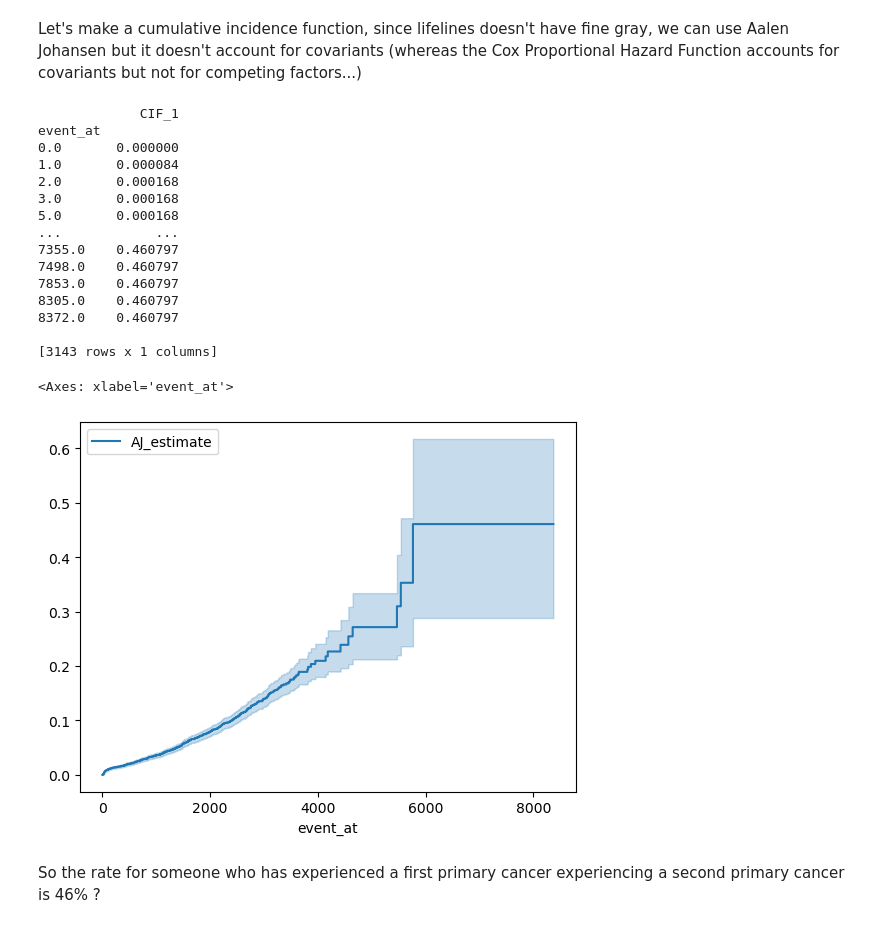
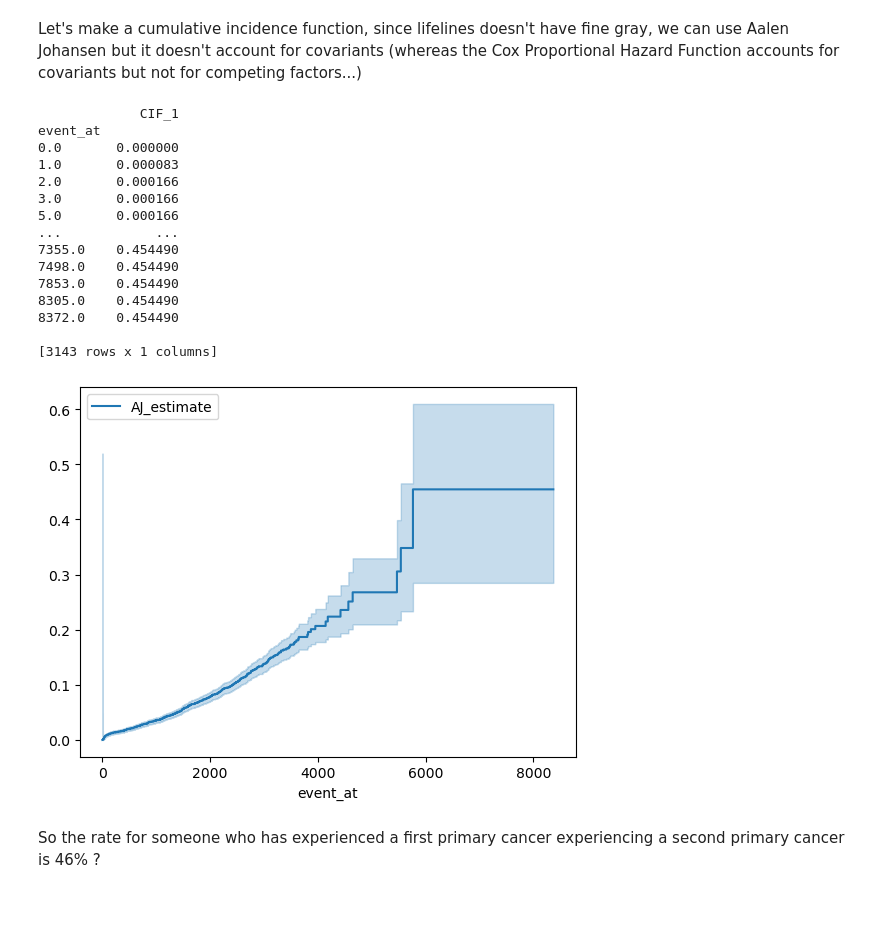
Before and after one commit to Roseille/SurvivalAnalyses, a Jupyter notebook: sample.ipynb, the cells around one changed output. Drawn from its saved outputs; the diff is of its cells as text; code cells hidden in the pictures.

```diff
--- a/sample.ipynb
+++ b/sample.ipynb
@@ -39,4 +24,4 @@ Name: DT_SECONDCANCER_DEATH, Length: 12306, dtype: bool
 #If time is negative, set it to 0.
 #sorted_df.loc[sorted_df['DT_SECONDCANCER_DEATH']<0, 'DT_SECONDCANCER_DEATH'] = 0
 #DT_SECONDCANCER_DEATH is Last Date - Start Date, is start date when the patient was diagnosed cancer free from the primary lung cancer and then we're tracking how long it takes for the patient to die or develop second primary lung cancer or is lost to follow up, or is start date the day the patient was diagnosed with the first cancer? The former makes more sense, so I'm assuming the data is left censored and instead of just setting those dates to 0, I'll remove  them.
-sorted_df = sorted_df.loc[(sorted_df['DT_SECONDCANCER_DEATH']>0).values]
+sorted_df = sorted_df.loc[(sorted_df['DT_SECONDCANCER_DEATH']>=0).values]
@@ -85,6 +45,6 @@ Name: Event_of_interest, Length: 11908, dtype: int64
 # %%
 #Filter the df so that I don't get a value error because of the text columns...
-cph_df = sorted_df[['DT_SECONDCANCER_DEATH', 'Event_of_interest', 'TP53', 'CURRENT_AGE_DEID', 'KRAS']]
+cph_df = sorted_df[['DT_SECONDCANCER_DEATH', 'Event_of_interest', 'TP53', 'CURRENT_AGE_DEID', 'KRAS', 'EGFR', 'ALK', 'BRAF', 'ROS1', 'MET']]
 cph = CoxPHFitter()
 cph.fit(cph_df, duration_col = 'DT_SECONDCANCER_DEATH', event_col = 'Event_of_interest')
 cph.plot_partial_effects_on_outcome(covariates='TP53', values=[True, False], cmap='coolwarm')
@@ -105,26 +95,26 @@ Let's make a cumulative incidence function, since lifelines doesn't have fine gr
 # %%
 ajf = AalenJohansenFitter(calculate_variance = True)
 ajf.fit(cph_df['DT_SECONDCANCER_DEATH'], cph_df['Event_of_interest'], event_of_interest=1)
 print(ajf.cumulative_density_)
-ajf.plot()
+#ajf.plot()
+ajf.plot_cumulative_density()
 # %% [output]
              CIF_1
 event_at
 0.0       0.000000
-1.0       0.000084
-2.0       0.000168
-3.0       0.000168
-5.0       0.000168
+1.0       0.000083
+2.0       0.000166
+3.0       0.000166
+5.0       0.000166
 ...            ...
-7355.0    0.460797
-7498.0    0.460797
-7853.0    0.460797
-8305.0    0.460797
-8372.0    0.460797
+7355.0    0.454490
+7498.0    0.454490
+7853.0    0.454490
+8305.0    0.454490
+8372.0    0.454490
 
 [3143 rows x 1 columns]
-<Axes: xlabel='event_at'>
-[figure, old version]
+[figure, new version]
 # %% [markdown]
 So the rate for someone who has experienced a first primary cancer experiencing a second primary cancer is 46% ?
 # %% [markdown]
```
Also changed, not shown: parts of 16 cells of this notebook.
